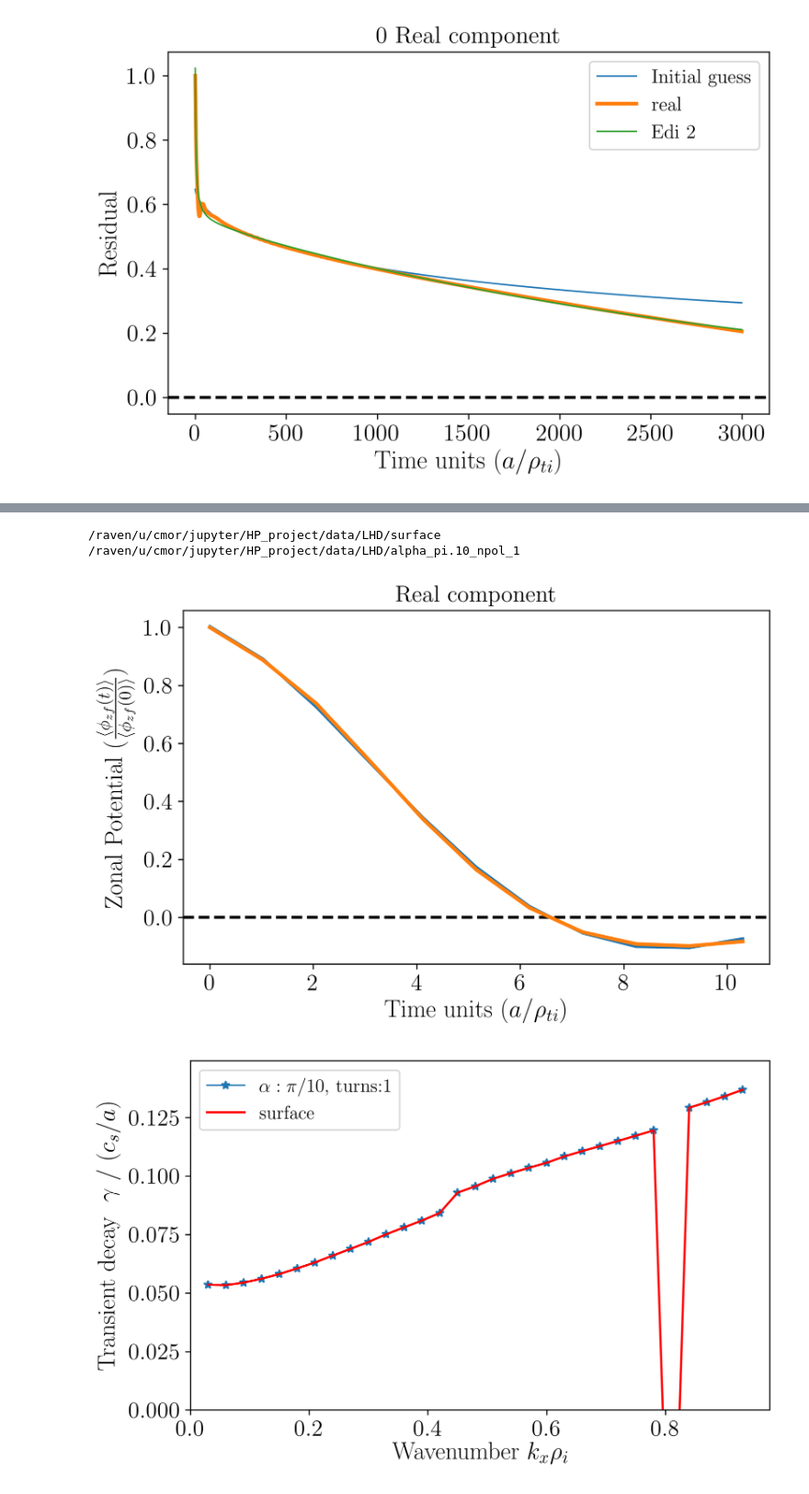
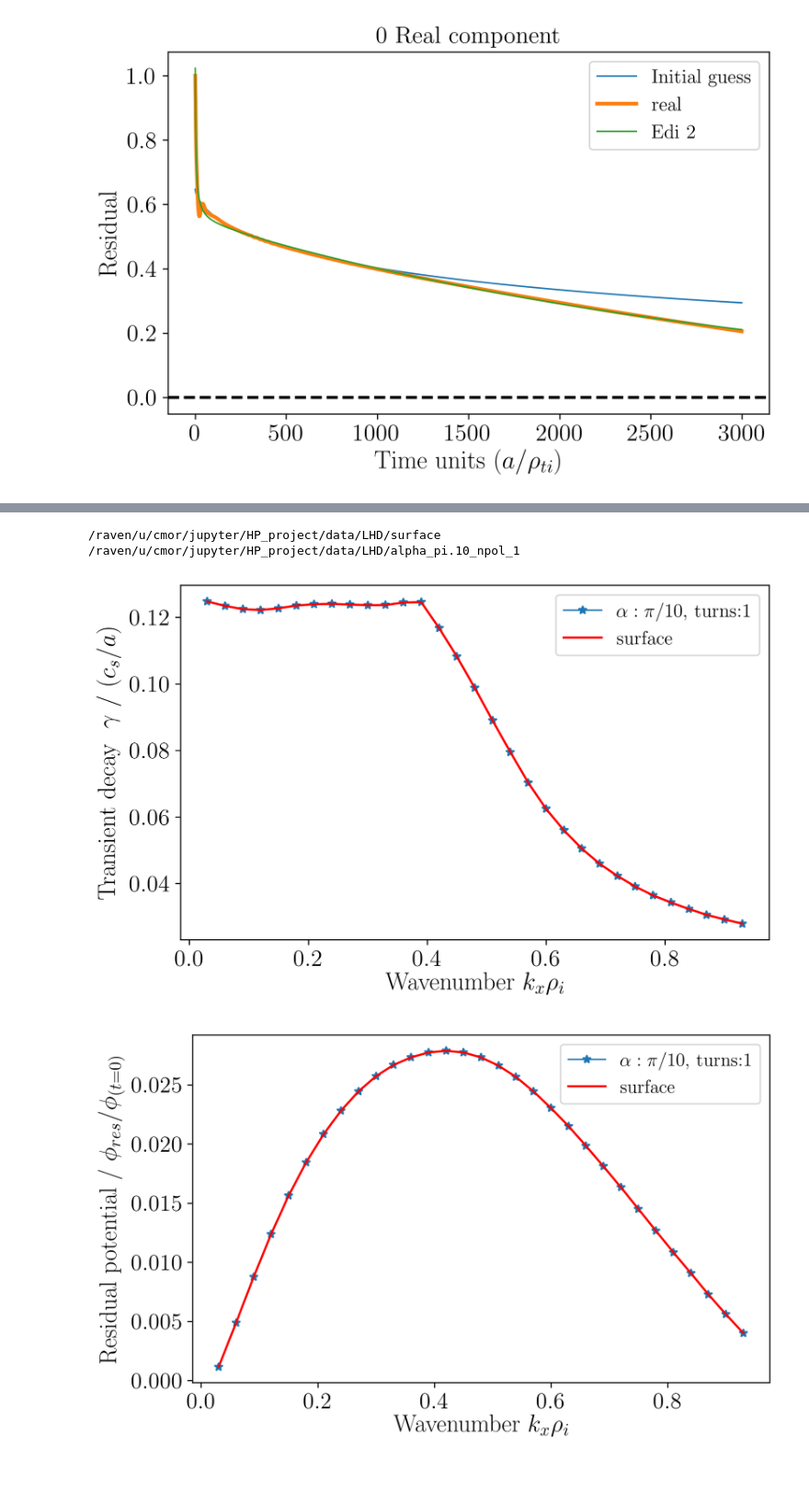
Before and after one commit to cardanmomo/HP_project, a Jupyter notebook: Working_bench.ipynb, the cells around one changed output, grey strips where cells are left out. Shown at 92% size. Drawn from its saved outputs; the diff is of its cells as text; code cells hidden in the pictures.

```diff
--- a/Working_bench.ipynb
+++ b/Working_bench.ipynb
@@ -273,39 +200,38 @@ resplot()
 # %%
 %run /u/cmor/jupyter/HP_project/main.ipynb
 t0 = 0
-tf = 11
-res = 500
+tf = 2000
 
 %cd /raven/u/cmor/jupyter/HP_project/data/LHD/surface
 label   = "surface"
-A, gamma_w7x_s, omega_w7x_s, d, res_w7x_s = transient_damping_scan(plot=None)
+chi_lhd_s, r2_lhd_s, res_lhd_s, gamma_lhd_s  = scan_fitter(plot=None)
 
 %cd /raven/u/cmor/jupyter/HP_project/data/LHD/alpha_pi.10_npol_1
 label   = "alpha pi/10, npol 1"
-A, gamma_10_1, omega_10_1, d, res_10_1 = transient_damping_scan(plot='real')
+chi_10_1, r2_10_1, res_10_1, gamma_10_1  = scan_fitter(plot=None)
 
 plt.figure()
 plt.plot(kx, gamma_10_1, '-*', label=r"$\alpha:\pi / 10$, turns:1", linewidth=1)
-plt.plot(kx, gamma_w7x_s, label=r"surface", linewidth=1.5, color='red')
+plt.plot(kx, gamma_lhd_s, label=r"surface", linewidth=1.5, color='red')
 plt.legend()
 plt.xlabel(r"Wavenumber $k_{x} \rho_{i}$")
 plt.ylabel(r"Transient decay  \ $\gamma \ / \ (c_{s} / a)$")
-plt.ylim(ymin=0)
-plt.xlim(xmin=0)
+# plt.ylim(ymin=0)
+# plt.xlim(xmin=0)
 plt.show()
 
 plt.figure()
 plt.plot(kx, res_10_1, '-*', label=r"$\alpha:\pi / 10$, turns:1", linewidth=1)
-plt.plot(kx, res_w7x_s, label=r"surface", linewidth=1.5, color='red')
+plt.plot(kx, res_lhd_s, label=r"surface", linewidth=1.5, color='red')
 plt.legend()
 plt.xlabel(r"Wavenumber $k_{x} \rho_{i}$")
 plt.ylabel(r"Residual potential / $\phi_{res} / \phi_{(t=0)}$")
 # plt.ylim(ymin=0)
-plt.xlim(xmin=0)
-plt.hlines(y=0, xmin=0, xmax=7, alpha=0.4, linestyle='dashed')
+# plt.xlim(xmin=0)
+# plt.hlines(y=0, xmin=0, xmax=7, alpha=0.4, linestyle='dashed')
 plt.show()
 # %% [output]
 /raven/u/cmor/jupyter/HP_project/data/LHD/surface
 /raven/u/cmor/jupyter/HP_project/data/LHD/alpha_pi.10_npol_1
-[figure, old version]
+[figure, new version]
-[figure, old version]
+[figure, new version]
```
Also changed, not shown: parts of 12 cells of this notebook, 1 other file.
